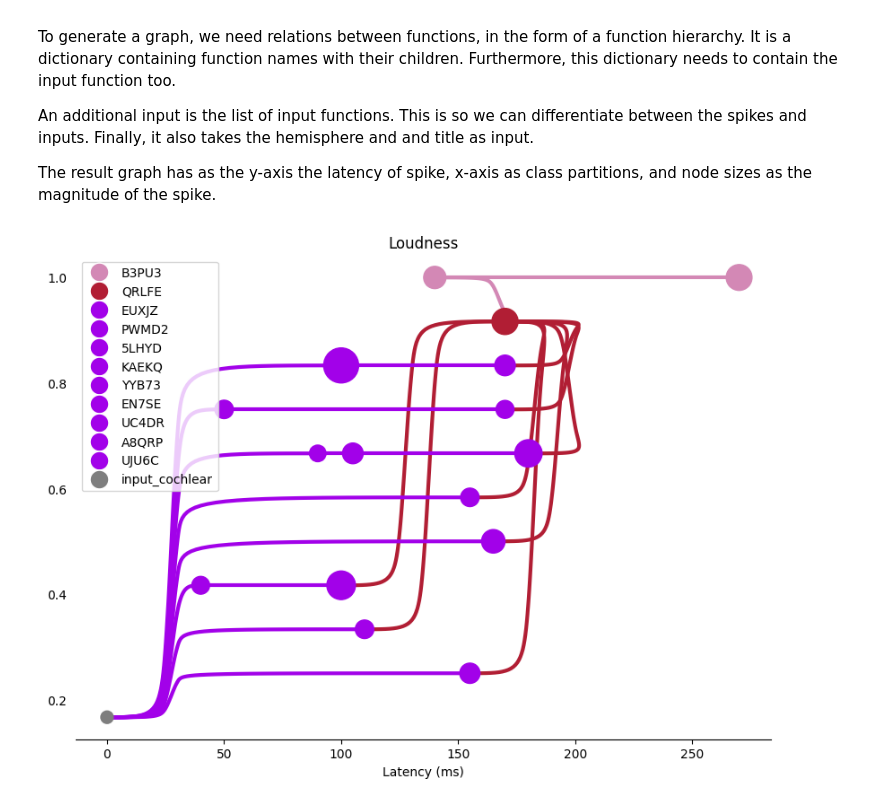
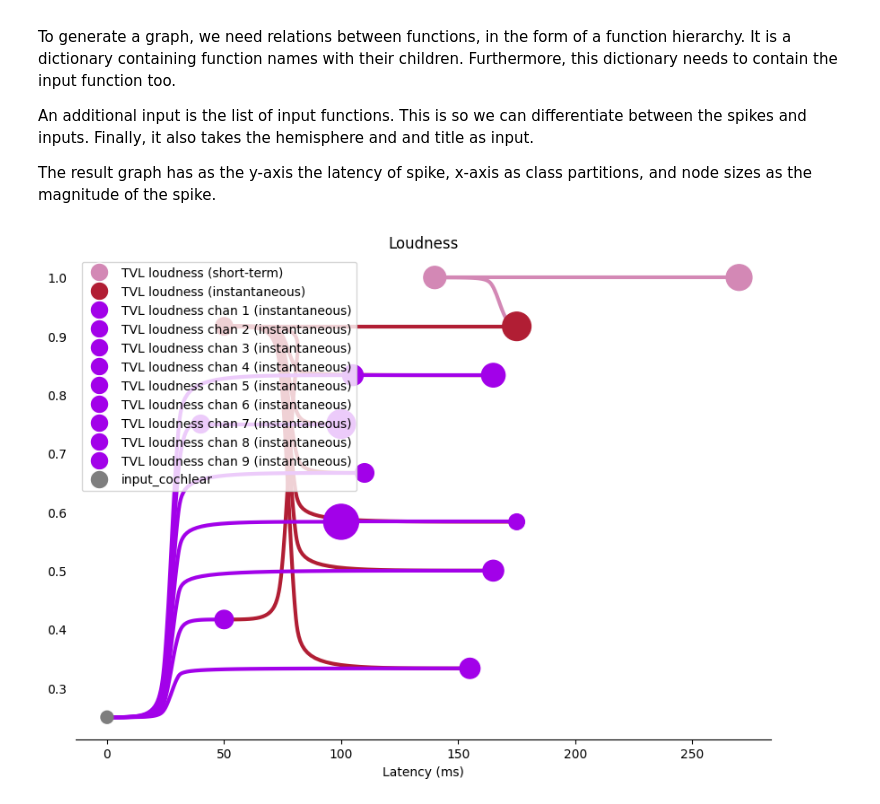
Before and after one commit to kymata-atlas/kymata-core, a Jupyter notebook: demos/demo_ippm.ipynb, the cells around one changed output. Saved outputs shown, nothing was run; the diff lists cells and outputs as text; code cells hidden in the pictures.

```diff
--- a/demos/demo_ippm.ipynb
+++ b/demos/demo_ippm.ipynb
@@ -15,3 +18,8 @@ hexels = data_tools.fetch_data('https://kymata.org/api/datasets/8')
+# %%
+sample_data_dir = Path(Path(path.abspath("")).parent, "data", "sample-data")
+
+expression_set = ExpressionSet.load(from_path_or_file=Path(sample_data_dir, "kymata_mirror_Q3_2023_expression_endtable.nkg"))
+hexels = build_hexel_dict_from_expression_set(expression_set)
 # %% [markdown]
 #### Plotting data
 
@@ -62,8 +70,8 @@ The first iteration of the denoiser is a max pooling strategy. It partitions the
 '''
 # algos : denoiser.[MaxPooler, DBSCAN, GMM, MeanShift]
 
-clusterer = denoiser.DBSCAN()
+clusterer = DBSCAN()
 denoised_hexels = clusterer.cluster(hexels, 'rightHemisphere') # rightHemisphere or leftHemisphere.
-#denoised_hexels = clusterer.cluster(denoised_hexels, 'leftHemisphere')  # repeat for other hemi if you want to cluster both.
-data_tools.stem_plot(denoised_hexels, 'Denoised')
+denoised_hexels = clusterer.cluster(denoised_hexels, 'leftHemisphere')  # repeat for other hemi if you want to cluster both.
+stem_plot(denoised_hexels, 'Denoised')
 # %% [output]
@@ -81,41 +89,50 @@ The result graph has as the y-axis the latency of spike, x-axis as class partiti
 # %%
 inputs = ['input_cochlear']
 function_hier = {
         # assumption: we have a list of functions and their children function
-        'B3PU3' : ['QRLFE'],
-        'QRLFE' : ['EUXJZ', 'PWMD2', '5LHYD', 'KAEKQ', 'YYB73', 'EN7SE', 'UC4DR', 'A8QRP', 'UJU6C'],
-        'EUXJZ' : ['input_cochlear'],
-        'PWMD2' : ['input_cochlear'],
-        '5LHYD' : ['input_cochlear'],
-        'KAEKQ' : ['input_cochlear'],
-        'YYB73' : ['input_cochlear'],
-        'EN7SE' : ['input_cochlear'],
-        'UC4DR' : ['input_cochlear'],
-        'A8QRP' : ['input_cochlear'],
-        'UJU6C' : ['input_cochlear'],
+        'TVL loudness (short-term)' : ['TVL loudness (instantaneous)'],
+        'TVL loudness (instantaneous)' : [
+                'TVL loudness chan 1 (instantaneous)',
+                'TVL loudness chan 2 (instantaneous)',
+                'TVL loudness chan 3 (instantaneous)',
+                'TVL loudness chan 4 (instantaneous)',
+                'TVL loudness chan 5 (instantaneous)',
+                'TVL loudness chan 6 (instantaneous)',
+                'TVL loudness chan 7 (instantaneous)',
+                'TVL loudness chan 8 (instantaneous)',
+                'TVL loudness chan 9 (instantaneous)'],
+        'TVL loudness chan 1 (instantaneous)' : ['input_cochlear'],
+        'TVL loudness chan 2 (instantaneous)' : ['input_cochlear'],
+        'TVL loudness chan 3 (instantaneous)' : ['input_cochlear'],
+        'TVL loudness chan 4 (instantaneous)' : ['input_cochlear'],
+        'TVL loudness chan 5 (instantaneous)' : ['input_cochlear'],
+        'TVL loudness chan 6 (instantaneous)' : ['input_cochlear'],
+        'TVL loudness chan 7 (instantaneous)' : ['input_cochlear'],
+        'TVL loudness chan 8 (instantaneous)' : ['input_cochlear'],
+        'TVL loudness chan 9 (instantaneous)' : ['input_cochlear'],
         'input_cochlear' : []
     }
 function_colour_overrides = {
         # Functions and their colours to match the figures
-        'B3PU3' : '#d388b5',
-        'QRLFE' : '#b11e34',
-        'EUXJZ' : '#a201e9',
-        'PWMD2' : '#a201e9',
-        '5LHYD' : '#a201e9',
-        'KAEKQ' : '#a201e9',
-        'YYB73' : '#a201e9',
-        'EN7SE' : '#a201e9',
-        'UC4DR' : '#a201e9',
-        'A8QRP' : '#a201e9',
-        'UJU6C' : '#a201e9',
+        'TVL loudness (short-term)' : '#d388b5',
+        'TVL loudness (instantaneous)' : '#b11e34',
+        'TVL loudness chan 1 (instantaneous)' : '#a201e9',
+        'TVL loudness chan 2 (instantaneous)' : '#a201e9',
+        'TVL loudness chan 3 (instantaneous)' : '#a201e9',
+        'TVL loudness chan 4 (instantaneous)' : '#a201e9',
+        'TVL loudness chan 5 (instantaneous)' : '#a201e9',
+        'TVL loudness chan 6 (instantaneous)' : '#a201e9',
+        'TVL loudness chan 7 (instantaneous)' : '#a201e9',
+        'TVL loudness chan 8 (instantaneous)' : '#a201e9',
+        'TVL loudness chan 9 (instantaneous)' : '#a201e9',
         'input_cochlear' : '#7e7e7e'
     }
 builder = IPPMBuilder()
 plotter = IPPMPlotter()
 graph_dict = builder.build_graph(denoised_hexels, function_hier, inputs, 'leftHemisphere')
 plotter.draw(graph_dict, function_colour_overrides, 'Loudness', 7, 10)
 # %% [output]
-[figure, old version]
+[figure, new version]
 # %%
 inputs = ['input_photoreceptors']
 function_hier = {
```
Also changed, not shown: parts of 5 cells of this notebook, 6 other files.
